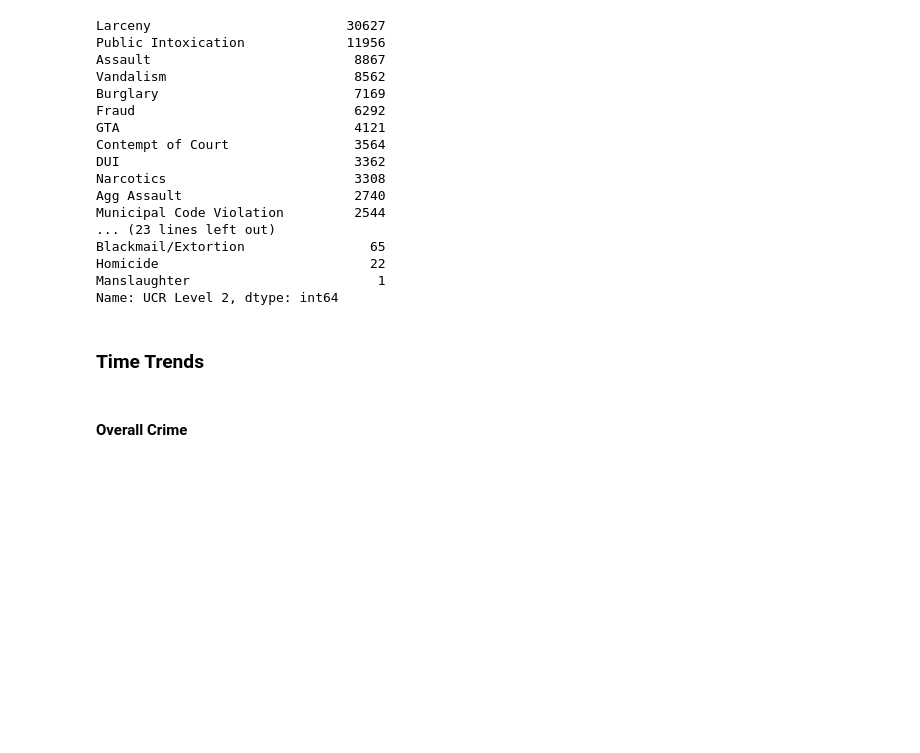
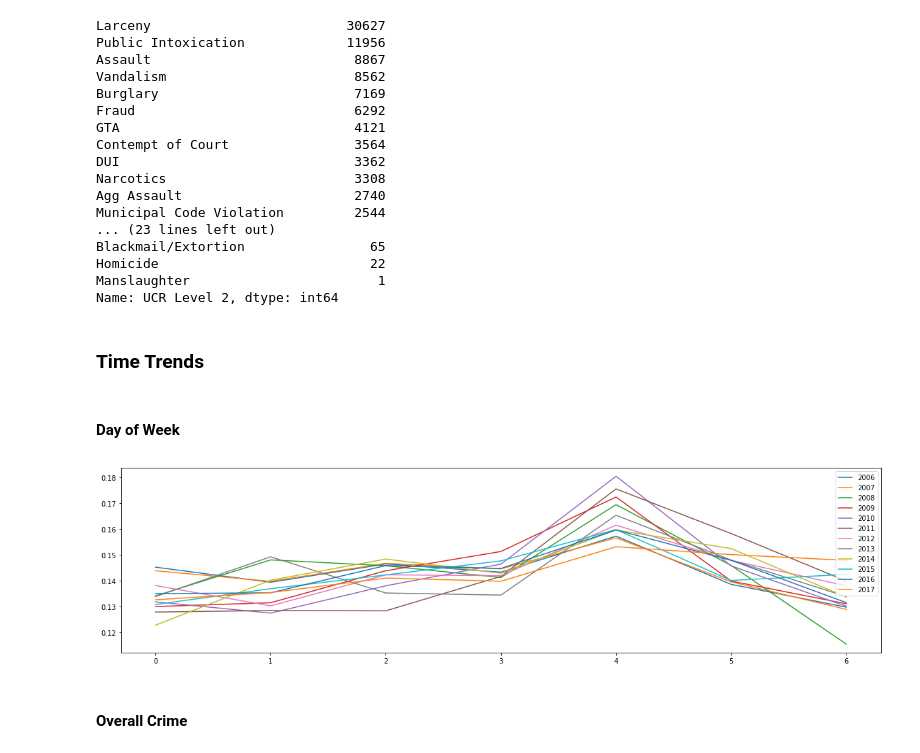
Before and after one commit to HKS-data-science-group/santa-monica-light-rail, a Jupyter notebook: Crime Dataset EDA.ipynb, the cells around one changed output. Saved outputs shown, nothing was run; the diff lists cells and outputs as text; code cells hidden in the pictures; blank space fills up the shorter version.

```diff
--- a/Crime Dataset EDA.ipynb
+++ b/Crime Dataset EDA.ipynb
@@ -50,6 +50,17 @@ Manslaughter                        1
 Name: UCR Level 2, dtype: int64
 # %% [markdown]
 ### Time Trends
+# %% [markdown]
+#### Day of Week
+# %%
+plt.figure(figsize=(20, 5))
+for i in range(2006, 2018):
+    dow = df[df['Year'] == i].groupby('Day_Of_Week')['Day_Of_Week'].count() / df[df['Year'] == i].shape[0]
+    plt.plot(dow.index, dow, label = i)
+plt.legend()
+plt.show()
+# %% [output]
+[figure, added]
 # %% [markdown]
 #### Overall Crime
 # %%
```
Also changed, not shown: parts of 7 cells of this notebook.
